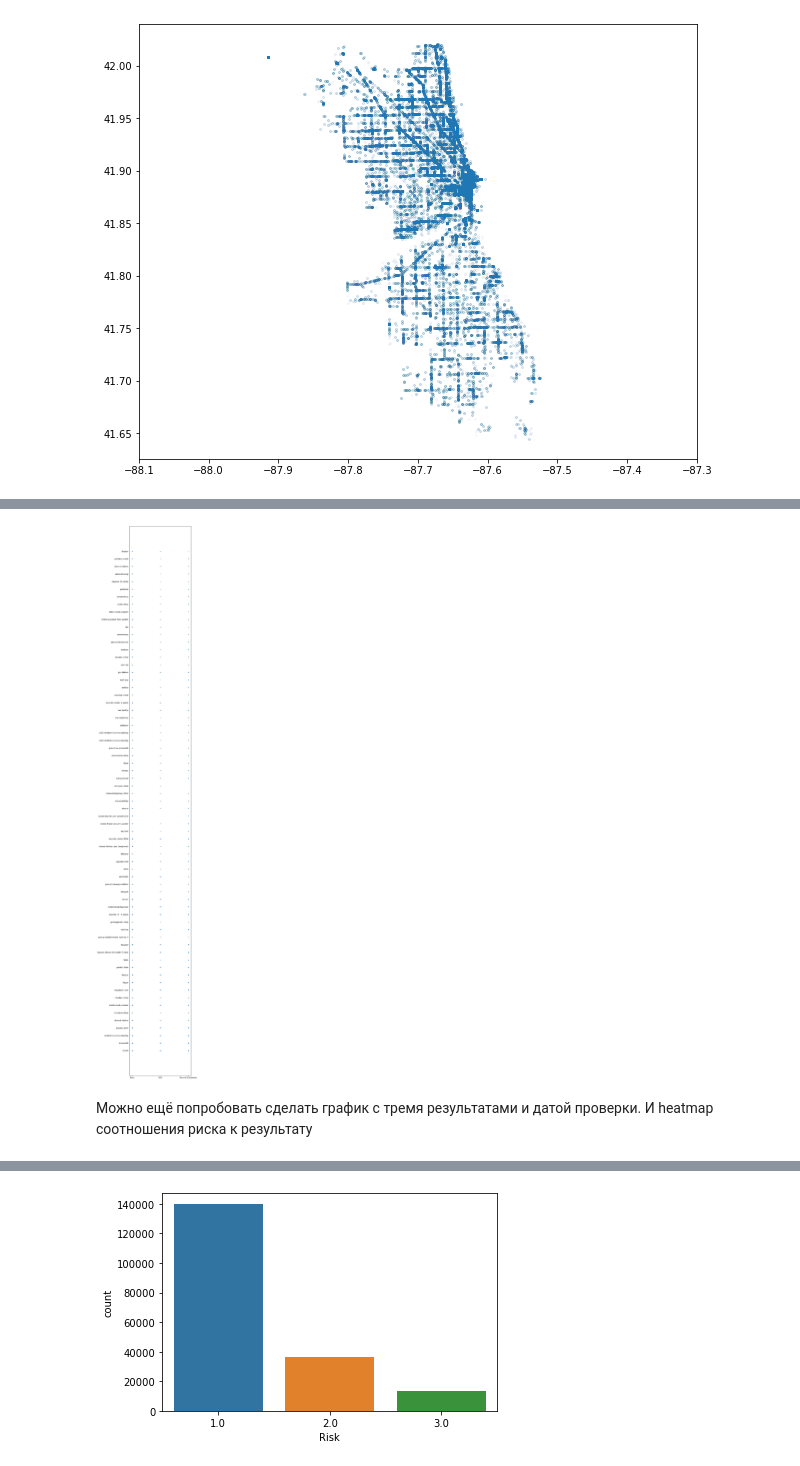
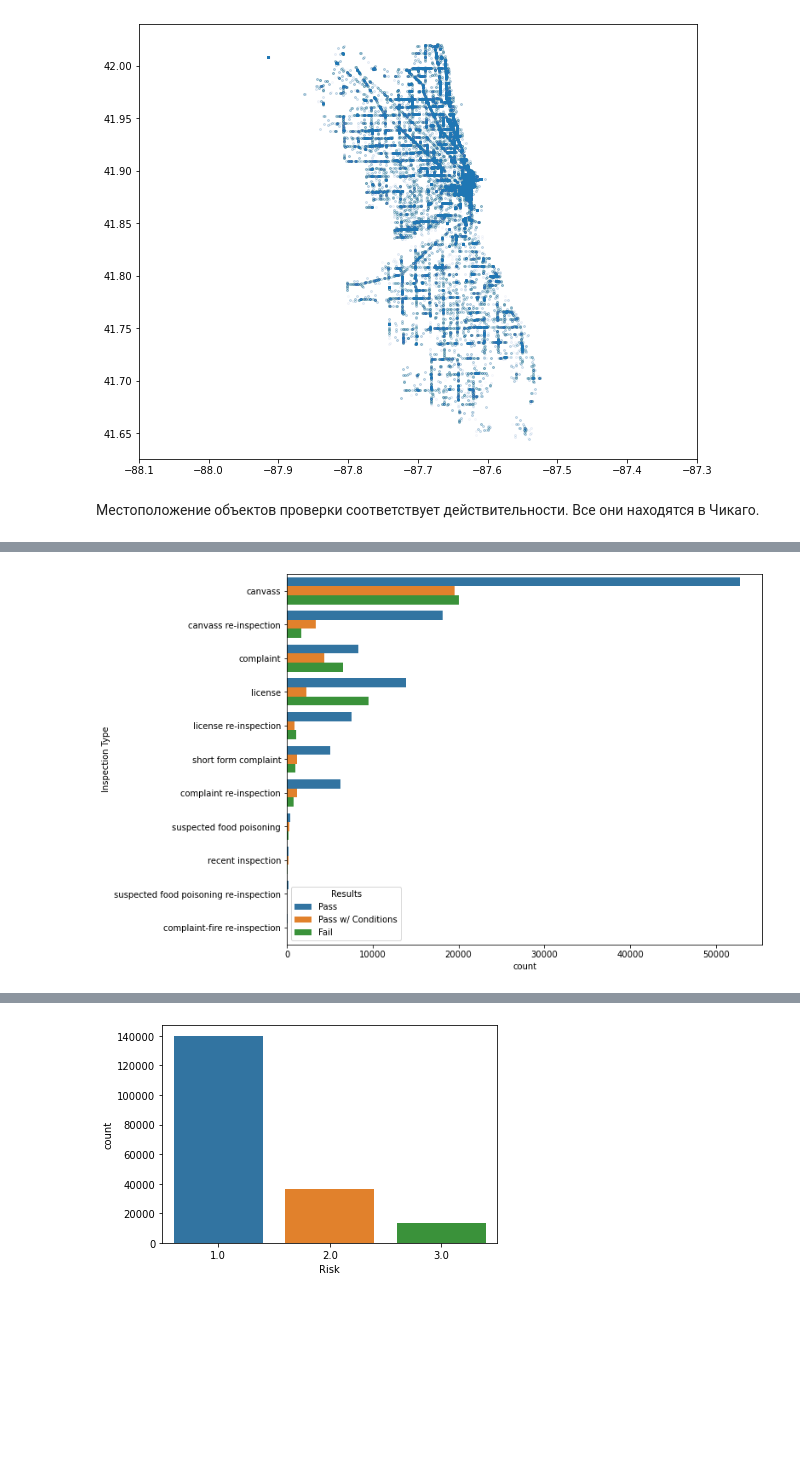
Before and after one commit to ChirkovRoman/unn-ml, a Jupyter notebook: Chicago food.ipynb, the cells around one changed output, grey strips where cells are left out. Saved outputs shown, nothing was run; the diff lists cells and outputs as text; code cells hidden in the pictures; blank space fills up the shorter version.

```diff
--- a/Chicago food.ipynb
+++ b/Chicago food.ipynb
@@ -439,24 +439,14 @@ plt.xlim([-88.1, -87.3])
 pass
 # %% [output]
 [figure]
+# %% [markdown]
+Местоположение объектов проверки соответствует действительности. Все они находятся в Чикаго.
 # %% [markdown]
 ![изображение Чикаго на карте](chicago.png "Чикаго на карте")
-# %%
-plt.figure(figsize = (6, 55))
-import matplotlib.ticker as ticker
-
-
-plt.scatter(data['Results'], data['Facility Type'], alpha=0.5, s=5)
-
-
-pass
-# %% [output]
-[figure, removed]
 # %%
-plt.figure(figsize = (6, 25))
-#plt.scatter(data['Results'], data['Inspection Type'], alpha=0.5)
-sns.countplot(y='Inspection Type', order=data['Inspection Type'].value_counts().index, hue='Results', data=data)
+plt.figure(figsize = (10, 8))
+
+sns.countplot(y='Inspection Type', order=data['Inspection Type'].unique()[0:11], hue='Results', hue_order=['Pass', 'Pass w/ Conditions', 'Fail'], data=data)
 pass
+# %% [output]
+[figure, added]
-# %% [markdown]
-Можно ещё попробовать сделать график с тремя результатами и датой проверки.
-И heatmap соотношения риска к результату
```
Also changed, not shown: parts of 23 cells of this notebook.
